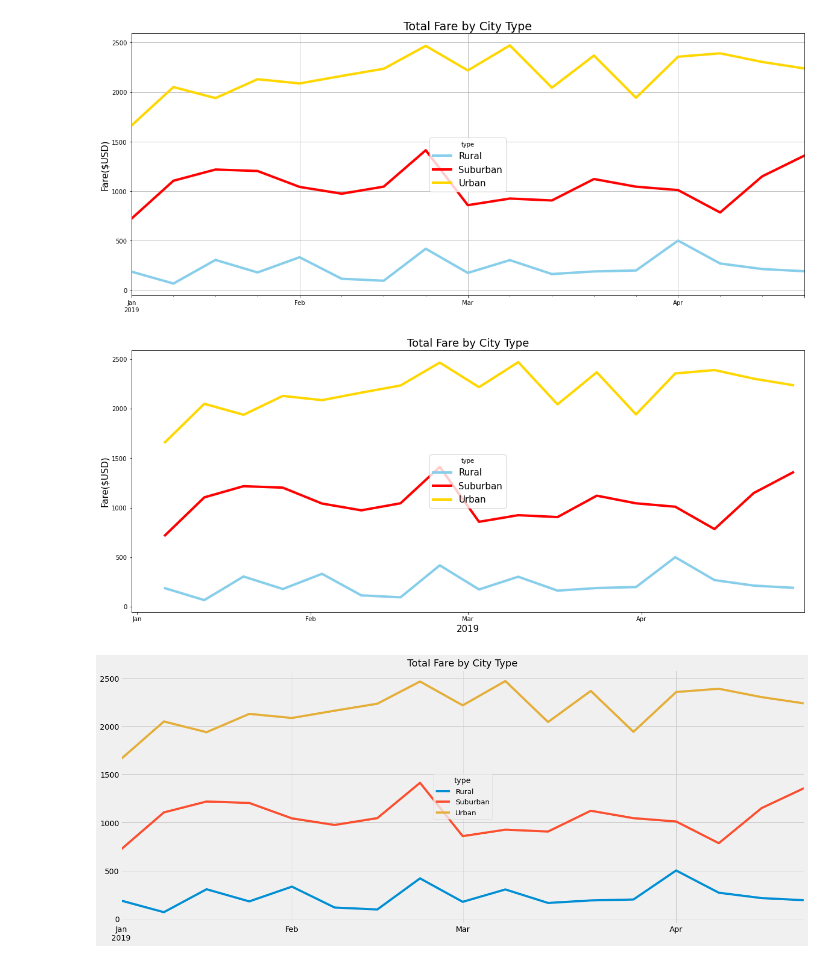
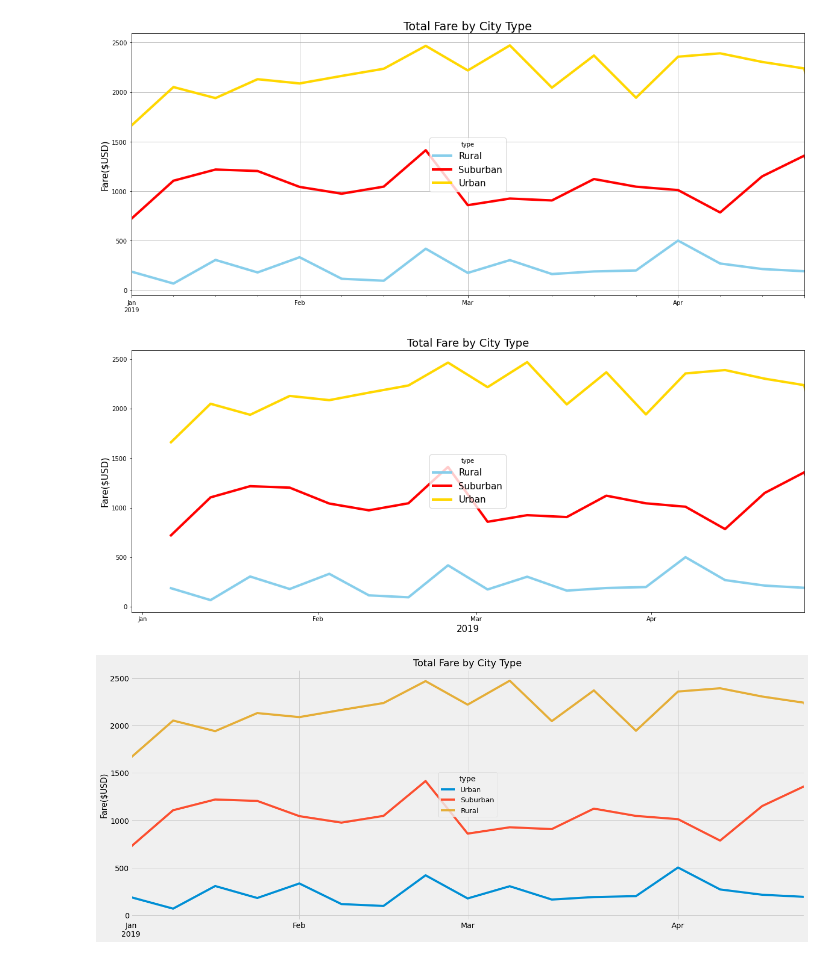
Before and after one commit to daphany/PyBer_Analysis, a Jupyter notebook: PyBer_Challenge.ipynb, the cells around one changed output. Drawn from its saved outputs; the diff is of its cells as text; code cells hidden in the pictures.

```diff
--- a/PyBer_Challenge.ipynb
+++ b/PyBer_Challenge.ipynb
@@ -177,7 +177,7 @@ sum_fares_date_pivot.head(10)
 # %%
 # 12. Create a new DataFrame from the pivot table DataFrame using loc on the given dates, 2019-01-01 to 2019-04-29
 
-fares_pivot = sum_fares_date_pivot.loc['2019-01-01':'2019-04-29',:]
+fares_pivot = sum_fares_date_pivot.loc['2019-01-01':'2019-04-30',:]
 fares_pivot.head(10)
 # %% [output]
 | type | Rural | Suburban | Urban |
@@ -251,41 +251,47 @@ plt.show()
 [figure]
 # %%
 # 16. Using the object-oriented interface method, plot the resample DataFrame using the df.plot() function.
+# Add dependencies
 import matplotlib.dates as mdates
 from matplotlib.dates import DateFormatter
 from matplotlib.dates import MonthLocator
 from datetime import datetime
 
 #Define labels
 label1="Rural"
 label2="Suburban"
 label3="Urban"
 
 #plot the chart
 fig, ax = plt.subplots(figsize=(20, 8))
 ax.plot(type_sum_fares_week["Rural"], label=label1, color='skyblue', linewidth=4)
 ax.plot(type_sum_fares_week["Suburban"], label=label2, color='red', linewidth=4)
 ax.plot(type_sum_fares_week["Urban"], label=label3, color='gold', linewidth=4)
 ax.legend(title="type", loc='center', fontsize=15)
 
 #set x, y label and title
 ax.set_xlabel("2019", fontsize=15)
 ax.set_ylabel("Fare($USD)", fontsize=15)
 ax.set_title("Total Fare by City Type", fontsize=18)
 
 #change the xaxis limit
-ax.set_xlim(datetime(2018,12,31),datetime(2019, 4, 30))
+ax.set_xlim(datetime(2018,12,30),datetime(2019, 4, 28))
+#xtick_label()
+#ax.set_xlim("Jan", "Apr")
 
 # change the format of the dates
 ax.xaxis.set_major_formatter(DateFormatter('%b'))
 
 #major tick locator
 ax.xaxis.set_major_locator(MonthLocator())
 
+# Save the chart
+plt.savefig("PyBer_fare_summary2.png")
 
+#Show the chart
 plt.show()
 # %% [output]
-[figure, old version]
+[figure, new version]
 # %%
 ### Import the style from Matplotlib.
 from matplotlib import style
@@ -293,9 +299,15 @@ from matplotlib import style
 style.use('fivethirtyeight')
 type_sum_fares_week.plot(figsize=(20,8))
 
-lgnd = plt.legend(fontsize="13", title="type", loc='center')
+lgnd = plt.legend(['Urban', 'Suburban', 'Rural'], fontsize="13", title="type", loc='center')
 plt.xlabel('')
 plt.title("Total Fare by City Type", fontsize=18)
+plt.ylabel("Fare($USD)", fontsize=15)
+plt.grid(True)
+plt.xlim(datetime(2019,1,6),datetime(2019,4,28))
+
+plt.savefig("PyBer_fare_summary3.png")
+
 plt.show()
 # %% [output]
-[figure, old version]
+[figure, new version]
```
Also changed, not shown: parts of 2 cells of this notebook.
